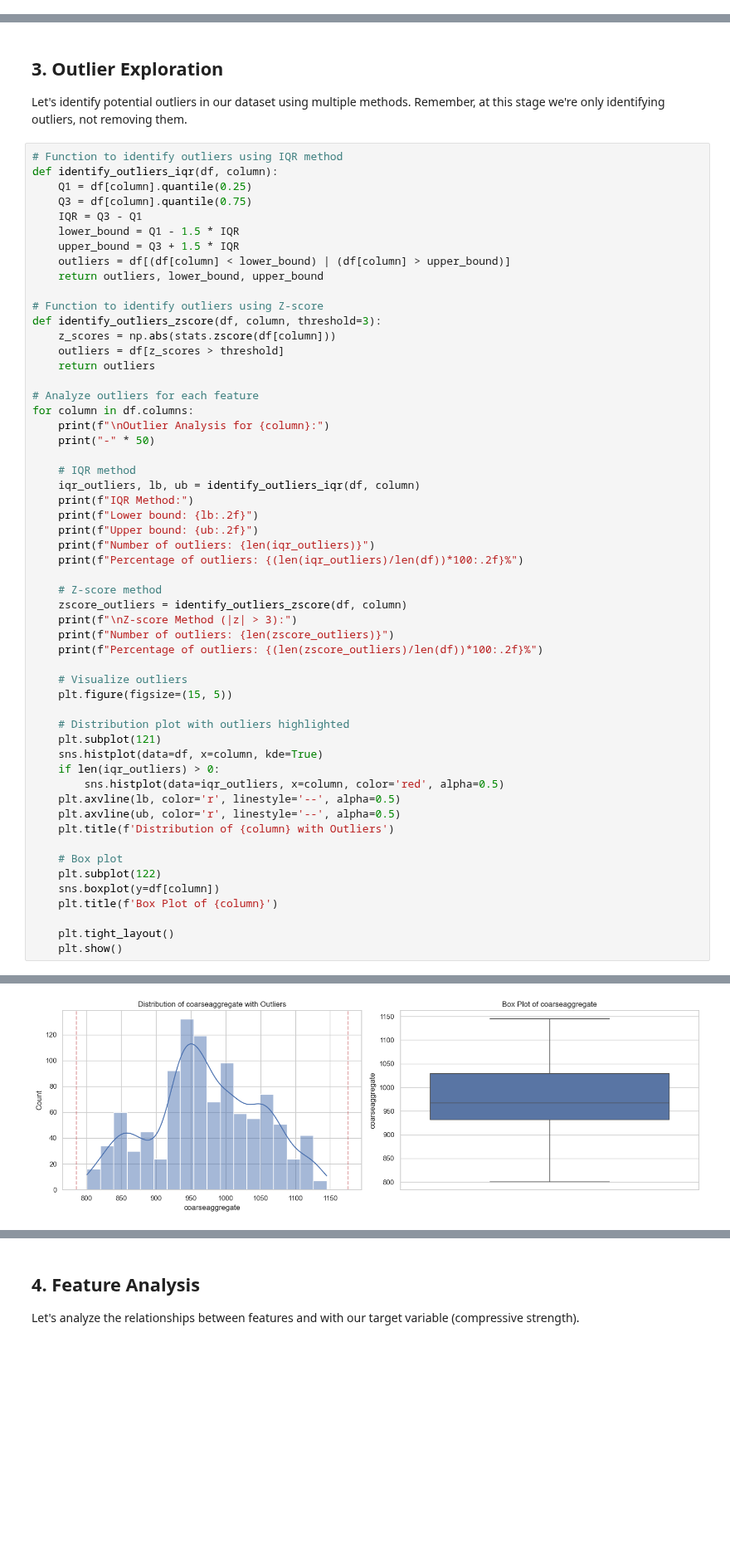
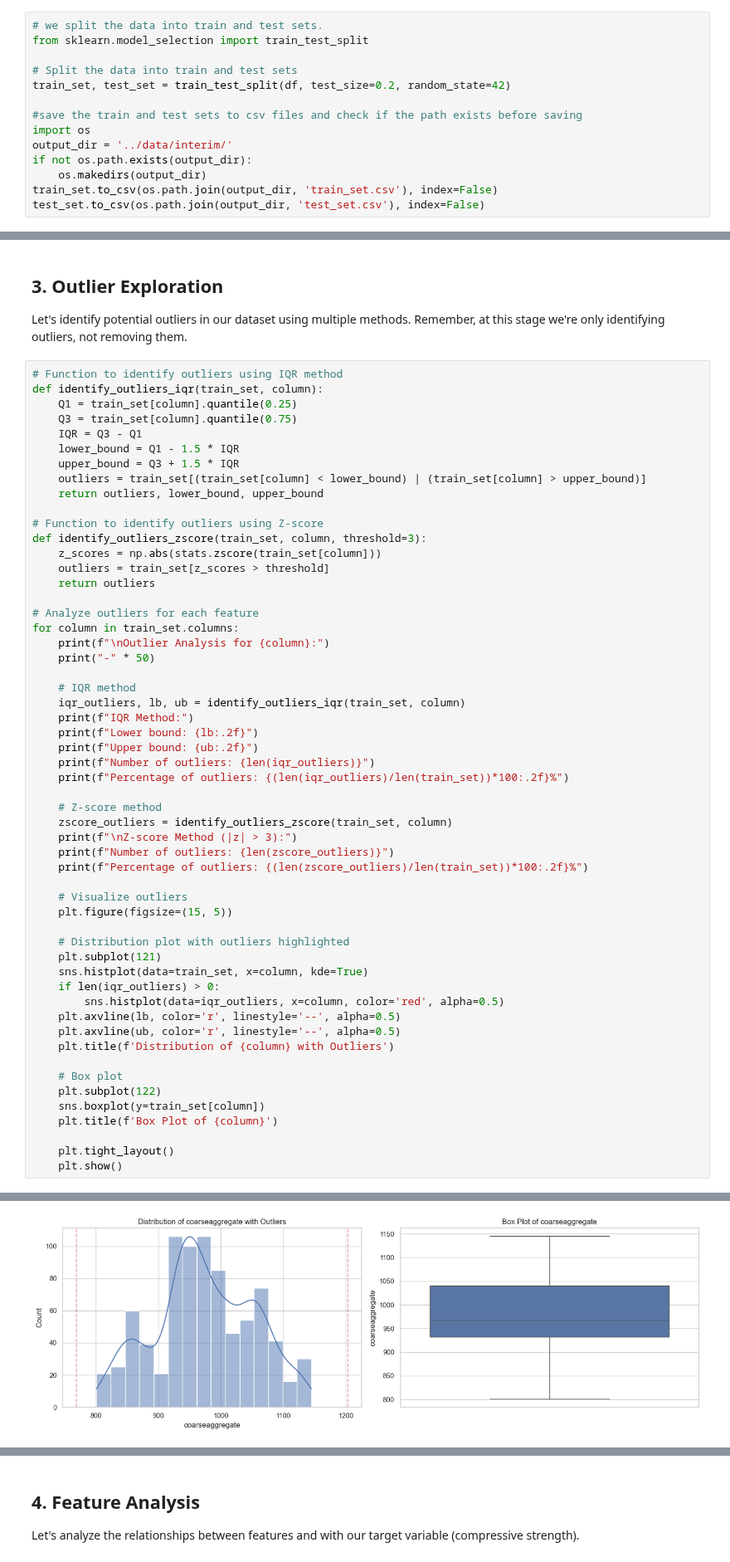
Before and after one commit to alireza-a9024/concrete-strength, a Jupyter notebook: notebooks/2_data_understanding.ipynb, the cells around one changed output, grey strips where cells are left out. Shown at 83% size. Cells and saved outputs as stored; diff of their text form; blank space fills up the shorter version.

Commit message:
train-test sets edit

```diff
--- a/notebooks/2_data_understanding.ipynb
+++ b/notebooks/2_data_understanding.ipynb
@@ -128,6 +128,20 @@ Let's examine the statistical properties of our dataset to understand:
 - Central tendencies
 - Value ranges and spread
 - Potential patterns in the data
+# %%
+# we split the data into train and test sets.
+from sklearn.model_selection import train_test_split
+
+# Split the data into train and test sets
+train_set, test_set = train_test_split(df, test_size=0.2, random_state=42)
+
+#save the train and test sets to csv files and check if the path exists before saving
+import os
+output_dir = '../data/interim/'
+if not os.path.exists(output_dir):
+    os.makedirs(output_dir)
+train_set.to_csv(os.path.join(output_dir, 'train_set.csv'), index=False)
+test_set.to_csv(os.path.join(output_dir, 'test_set.csv'), index=False)
 # %%
 # Calculate descriptive statistics
 print("Descriptive Statistics:")
@@ -177,46 +197,46 @@ max          992.600  365.000   82.600
 Let's identify potential outliers in our dataset using multiple methods. Remember, at this stage we're only identifying outliers, not removing them.
 # %%
 # Function to identify outliers using IQR method
-def identify_outliers_iqr(df, column):
-    Q1 = df[column].quantile(0.25)
-    Q3 = df[column].quantile(0.75)
+def identify_outliers_iqr(train_set, column):
+    Q1 = train_set[column].quantile(0.25)
+    Q3 = train_set[column].quantile(0.75)
     IQR = Q3 - Q1
     lower_bound = Q1 - 1.5 * IQR
     upper_bound = Q3 + 1.5 * IQR
-    outliers = df[(df[column] < lower_bound) | (df[column] > upper_bound)]
+    outliers = train_set[(train_set[column] < lower_bound) | (train_set[column] > upper_bound)]
     return outliers, lower_bound, upper_bound
 
 # Function to identify outliers using Z-score
-def identify_outliers_zscore(df, column, threshold=3):
-    z_scores = np.abs(stats.zscore(df[column]))
-    outliers = df[z_scores > threshold]
+def identify_outliers_zscore(train_set, column, threshold=3):
+    z_scores = np.abs(stats.zscore(train_set[column]))
+    outliers = train_set[z_scores > threshold]
     return outliers
 
 # Analyze outliers for each feature
-for column in df.columns:
+for column in train_set.columns:
     print(f"\nOutlier Analysis for {column}:")
     print("-" * 50)
 
     # IQR method
-    iqr_outliers, lb, ub = identify_outliers_iqr(df, column)
+    iqr_outliers, lb, ub = identify_outliers_iqr(train_set, column)
     print(f"IQR Method:")
     print(f"Lower bound: {lb:.2f}")
     print(f"Upper bound: {ub:.2f}")
     print(f"Number of outliers: {len(iqr_outliers)}")
-    print(f"Percentage of outliers: {(len(iqr_outliers)/len(df))*100:.2f}%")
+    print(f"Percentage of outliers: {(len(iqr_outliers)/len(train_set))*100:.2f}%")
 
     # Z-score method
-    zscore_outliers = identify_outliers_zscore(df, column)
+    zscore_outliers = identify_outliers_zscore(train_set, column)
     print(f"\nZ-score Method (|z| > 3):")
     print(f"Number of outliers: {len(zscore_outliers)}")
-    print(f"Percentage of outliers: {(len(zscore_outliers)/len(df))*100:.2f}%")
+    print(f"Percentage of outliers: {(len(zscore_outliers)/len(train_set))*100:.2f}%")
 
     # Visualize outliers
     plt.figure(figsize=(15, 5))
 
     # Distribution plot with outliers highlighted
     plt.subplot(121)
-    sns.histplot(data=df, x=column, kde=True)
+    sns.histplot(data=train_set, x=column, kde=True)
     if len(iqr_outliers) > 0:
         sns.histplot(data=iqr_outliers, x=column, color='red', alpha=0.5)
     plt.axvline(lb, color='r', linestyle='--', alpha=0.5)
@@ -225,7 +245,7 @@ for column in df.columns:
 
     # Box plot
     plt.subplot(122)
-    sns.boxplot(y=df[column])
+    sns.boxplot(y=train_set[column])
     plt.title(f'Box Plot of {column}')
 
     plt.tight_layout()
@@ -299,10 +319,10 @@ Upper bound: 1175.50
 Number of outliers: 0
 Percentage of outliers: 0.00%
 
 Z-score Method (|z| > 3):
 Number of outliers: 0
 Percentage of outliers: 0.00%
-[figure, old version]
+[figure, new version]
 ... (6 outputs left out)
 # %% [markdown]
 ## 4. Feature Analysis
```
Also changed, not shown: parts of 4 cells of this notebook, 1 other file.
